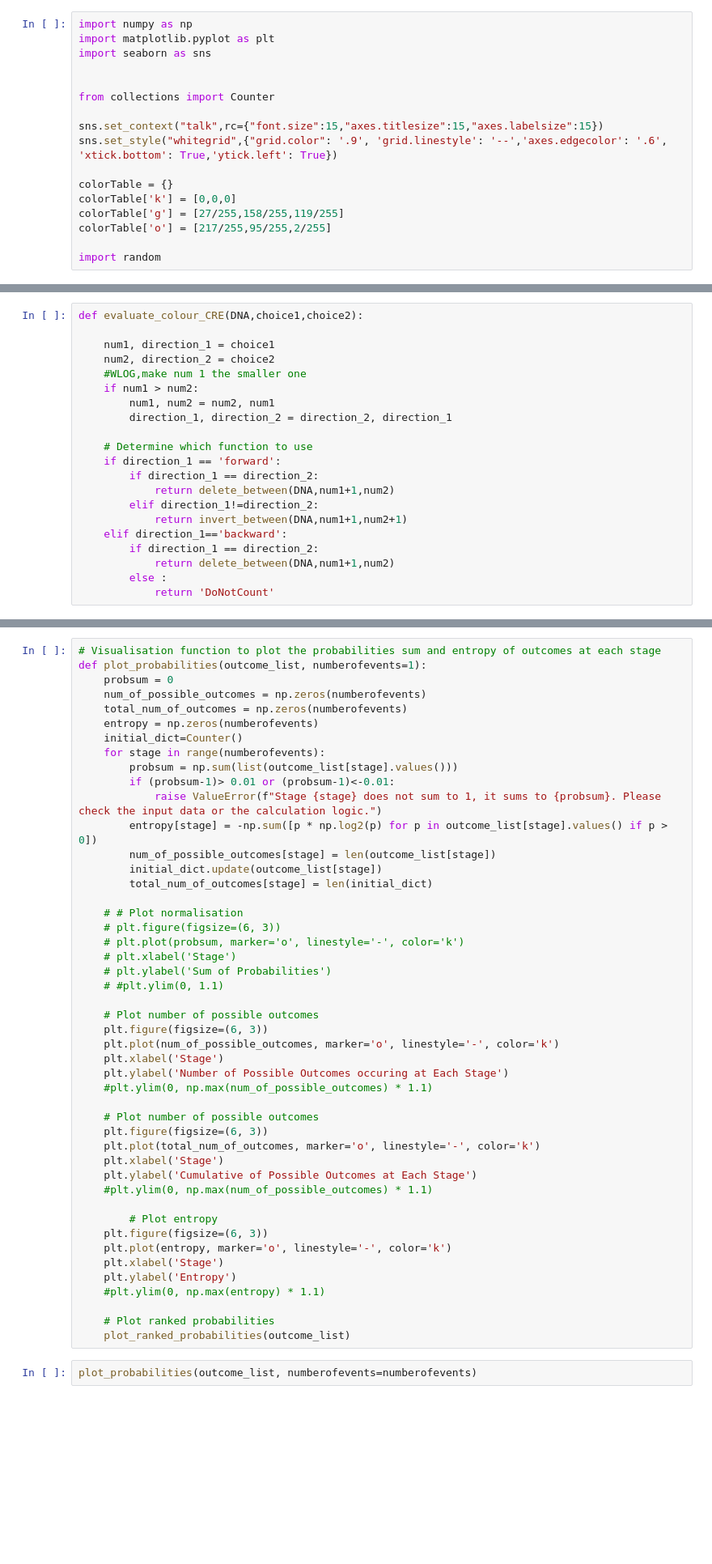
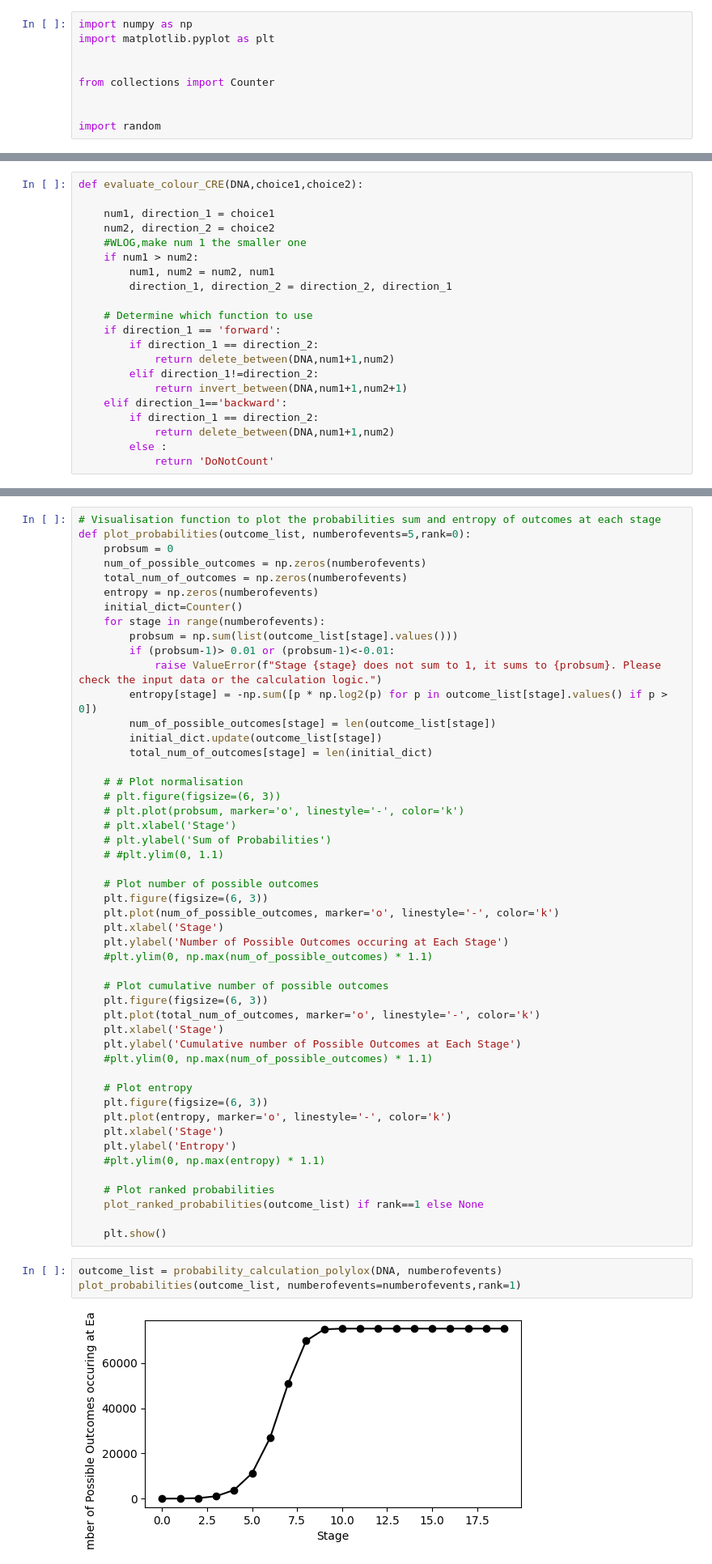
Before and after one commit to ThomasPanYongling/DNA-Recombinase-Stage-2, a Jupyter notebook: 20250701 Lox Absolute (1).ipynb, the cells around one changed output, grey strips where cells are left out. Shown at 81% size. Drawn from its saved outputs; the diff is of its cells as text; blank space fills up the shorter version.

```diff
--- a/20250701 Lox Absolute (1).ipynb
+++ b/20250701 Lox Absolute (1).ipynb
@@ -1,18 +1,10 @@
 # %%
 import numpy as np
 import matplotlib.pyplot as plt
-import seaborn as sns
 
 
 from collections import Counter
 
-sns.set_context("talk",rc={"font.size":15,"axes.titlesize":15,"axes.labelsize":15})
-sns.set_style("whitegrid",{"grid.color": '.9', 'grid.linestyle': '--','axes.edgecolor': '.6', 'xtick.bottom': True,'ytick.left': True})
-
-colorTable = {}
-colorTable['k'] = [0,0,0]
-colorTable['g'] = [27/255,158/255,119/255]
-colorTable['o'] = [217/255,95/255,2/255]
 
 import random
 # %%
@@ -172,6 +164,6 @@ def plot_ranked_probabilities(outcome_list):
 # %%
 # Visualisation function to plot the probabilities sum and entropy of outcomes at each stage
-def plot_probabilities(outcome_list, numberofevents=1):
+def plot_probabilities(outcome_list, numberofevents=5,rank=0):
     probsum = 0
     num_of_possible_outcomes = np.zeros(numberofevents)
     total_num_of_outcomes = np.zeros(numberofevents)
@@ -200,14 +192,14 @@ def plot_probabilities(outcome_list, numberofevents=1):
     plt.ylabel('Number of Possible Outcomes occuring at Each Stage')
     #plt.ylim(0, np.max(num_of_possible_outcomes) * 1.1)
 
-    # Plot number of possible outcomes
+    # Plot cumulative number of possible outcomes
     plt.figure(figsize=(6, 3))
     plt.plot(total_num_of_outcomes, marker='o', linestyle='-', color='k')
     plt.xlabel('Stage')
-    plt.ylabel('Cumulative of Possible Outcomes at Each Stage')
+    plt.ylabel('Cumulative number of Possible Outcomes at Each Stage')
     #plt.ylim(0, np.max(num_of_possible_outcomes) * 1.1)
 
-        # Plot entropy
+    # Plot entropy
     plt.figure(figsize=(6, 3))
     plt.plot(entropy, marker='o', linestyle='-', color='k')
     plt.xlabel('Stage')
@@ -215,6 +207,11 @@ def plot_probabilities(outcome_list, numberofevents=1):
     #plt.ylim(0, np.max(entropy) * 1.1)
 
     # Plot ranked probabilities
-    plot_ranked_probabilities(outcome_list)
+    plot_ranked_probabilities(outcome_list) if rank==1 else None
+
+    plt.show()
 # %%
-plot_probabilities(outcome_list, numberofevents=numberofevents)
+outcome_list = probability_calculation_polylox(DNA, numberofevents)
+plot_probabilities(outcome_list, numberofevents=numberofevents,rank=1)
+# %% [output]
+[figure, added]
```
Also changed, not shown: parts of 9 cells of this notebook, 7 other files.
